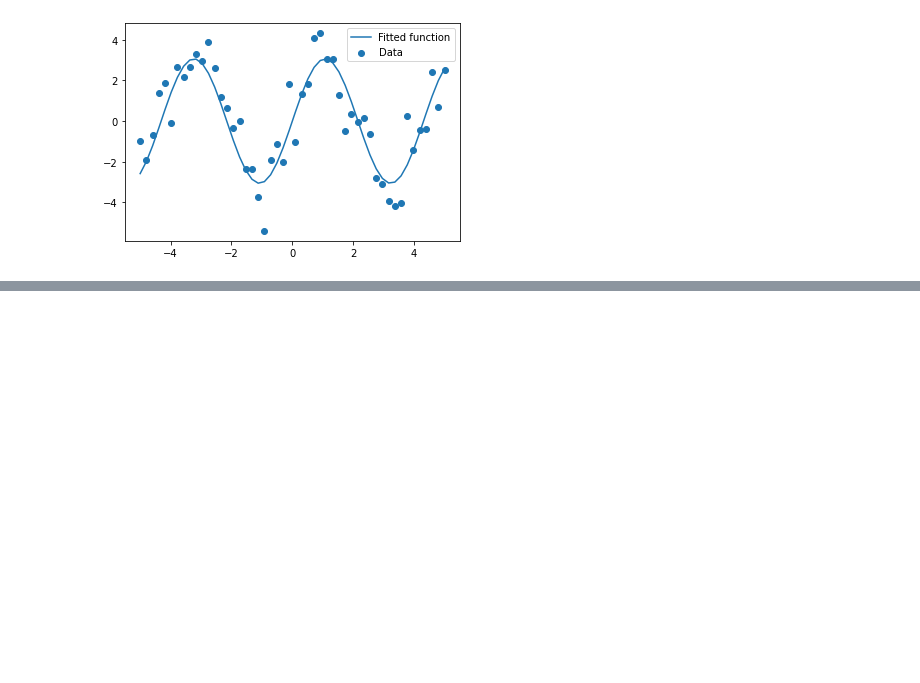
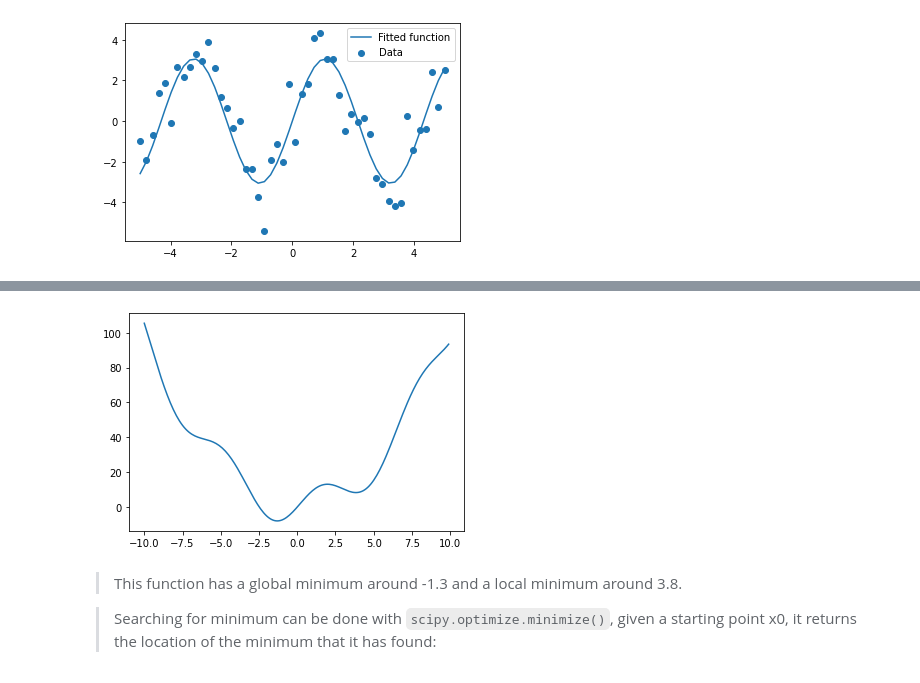
Before and after one commit to shanicetbailey/cig, a Jupyter notebook: Week_5_Salinity_Pandas.ipynb, the cells around one changed output, grey strips where cells are left out. Saved outputs shown, nothing was run; the diff lists cells and outputs as text; code cells hidden in the pictures; blank space fills up the shorter version.

```diff
--- a/Week_5_Salinity_Pandas.ipynb
+++ b/Week_5_Salinity_Pandas.ipynb
@@ -724,0 +781,14 @@ plt.legend(loc='best');
+# %%
+# Let's first define a function:
+def f(x):
+    return x**2 + 10*np.sin(x)
+# %%
+# And plot it:
+x = np.arange(-10, 10, 0.1)
+plt.plot(x, f(x));
+# %% [output]
+[figure, added]
+# %% [markdown]
+> This function has a global minimum around -1.3 and a local minimum around 3.8.
+
+> Searching for minimum can be done with `scipy.optimize.minimize()`, given a starting point x0, it returns the location of the minimum that it has found:
```
Also changed, not shown: parts of 24 cells of this notebook.
